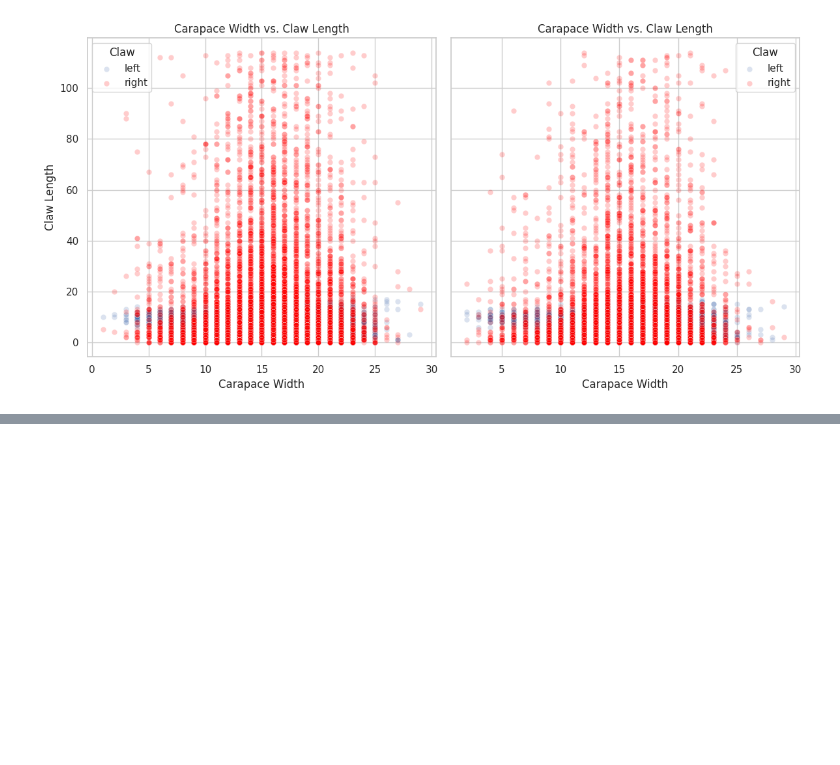
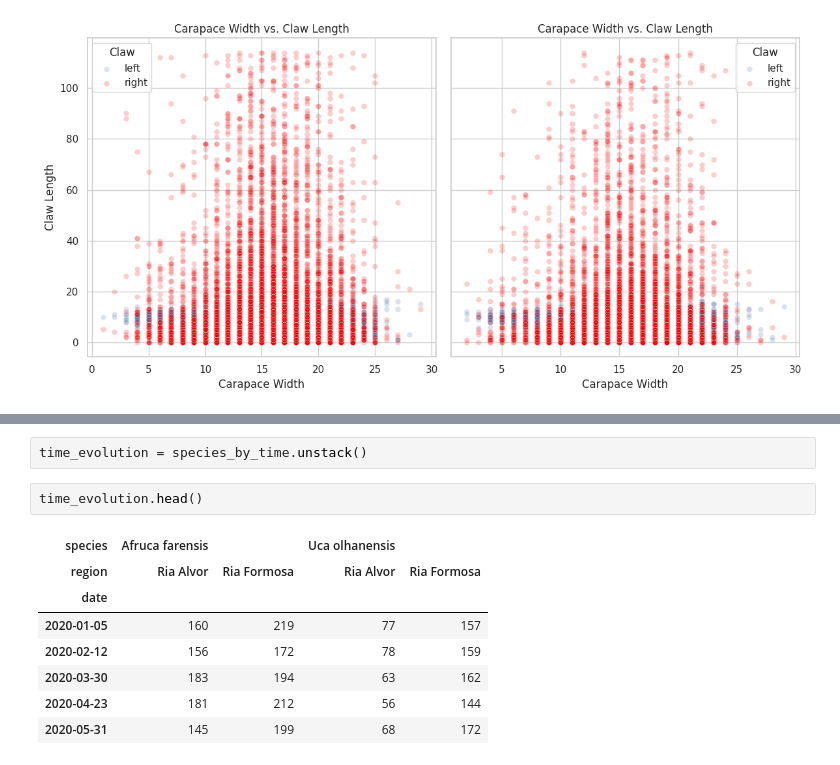
Before and after one commit to Py-ualg/2025-tidy-python, a Jupyter notebook: tutorials/nb3_visualization.ipynb, the cells around one changed output, grey strips where cells are left out. Cells and saved outputs as stored; diff of their text form; blank space fills up the shorter version.

```diff
--- a/tutorials/nb3_visualization.ipynb
+++ b/tutorials/nb3_visualization.ipynb
@@ -627,0 +660,13 @@ plt.show()
+# %%
+time_evolution = species_by_time.unstack()
+# %%
+time_evolution.head()
+# %% [output]
+| species | Afruca farensis |  | Uca olhanensis |  |
+| region | Ria Alvor | Ria Formosa | Ria Alvor | Ria Formosa |
+| date |  |  |  |  |
+| 2020-01-05 | 160 | 219 | 77 | 157 |
+| 2020-02-12 | 156 | 172 | 78 | 159 |
+| 2020-03-30 | 183 | 194 | 63 | 162 |
+| 2020-04-23 | 181 | 212 | 56 | 144 |
+| 2020-05-31 | 145 | 199 | 68 | 172 |
```
Also changed, not shown: parts of 6 cells of this notebook.
